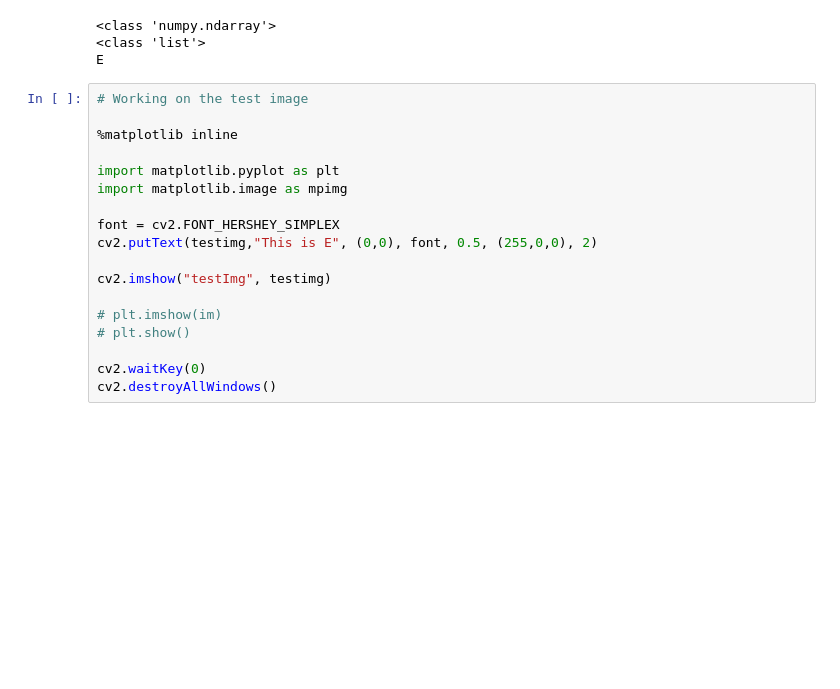
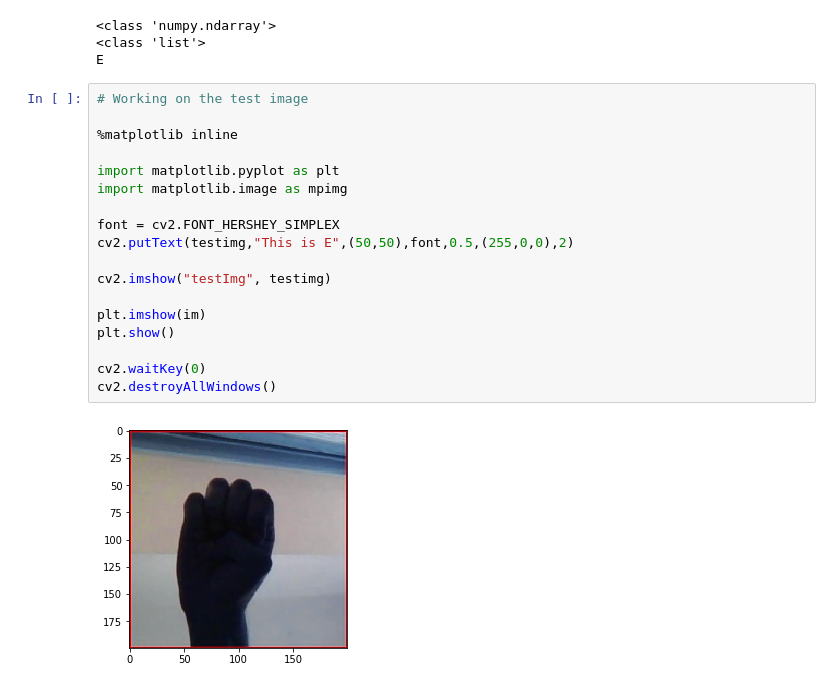
Before and after one commit to yashpatil1998/SLI, a Jupyter notebook: predict.ipynb, the cells around one changed output. Saved outputs shown, nothing was run; the diff lists cells and outputs as text; blank space fills up the shorter version.

```diff
--- a/predict.ipynb
+++ b/predict.ipynb
@@ -118,18 +118,20 @@ E
 # %%
 # Working on the test image
 
 %matplotlib inline
 
 import matplotlib.pyplot as plt
 import matplotlib.image as mpimg
 
 font = cv2.FONT_HERSHEY_SIMPLEX
-cv2.putText(testimg,"This is E", (0,0), font, 0.5, (255,0,0), 2)
+cv2.putText(testimg,"This is E",(50,50),font,0.5,(255,0,0),2)
 
 cv2.imshow("testImg", testimg)
 
-# plt.imshow(im)
-# plt.show()
+plt.imshow(im)
+plt.show()
 
 cv2.waitKey(0)
 cv2.destroyAllWindows()
+# %% [output]
+[figure, added]
```
Also changed, not shown: parts of 1 cell of this notebook.
